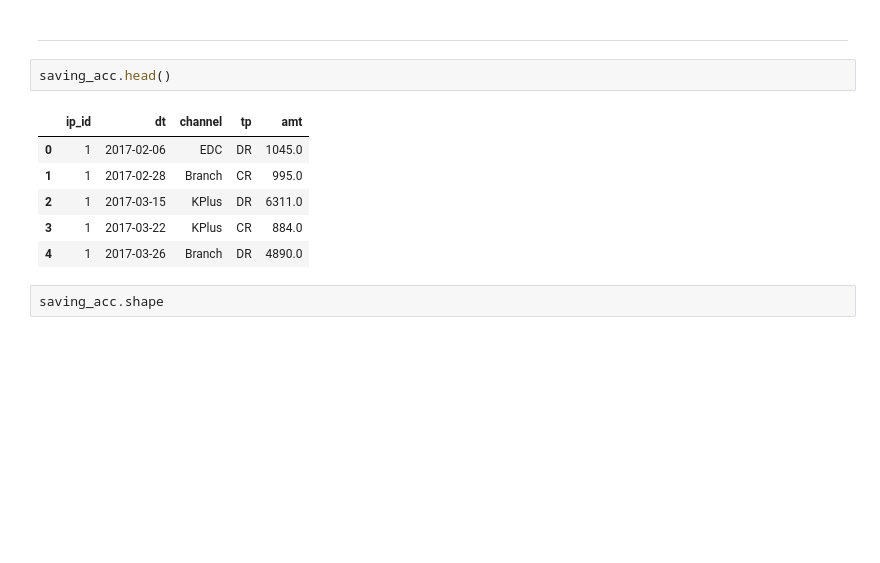
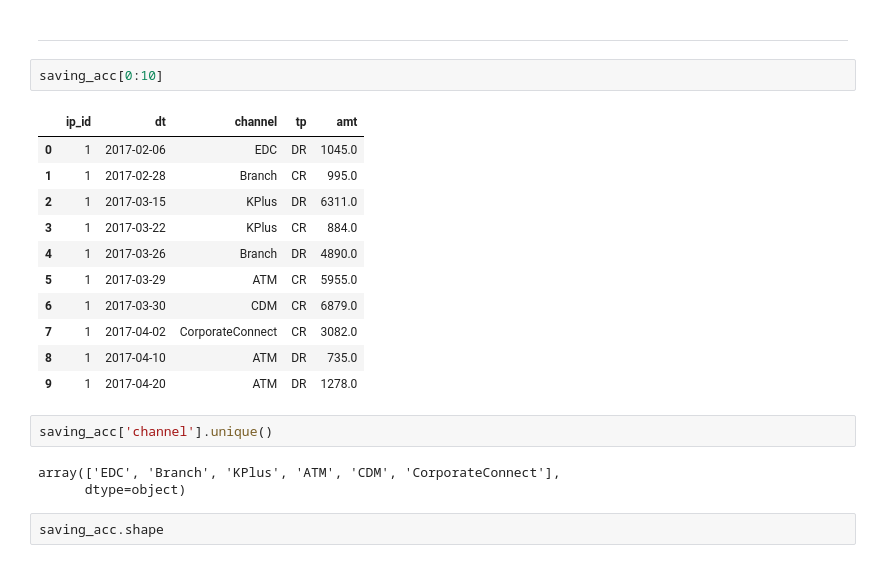
Before and after one commit to Kanbc/loan-default-prediction, a Jupyter notebook: notebook/1_explore/1.ipynb, the cells around one changed output. Drawn from its saved outputs; the diff is of its cells as text; blank space fills up the shorter version.

```diff
--- a/notebook/1_explore/1.ipynb
+++ b/notebook/1_explore/1.ipynb
@@ -78,15 +94,25 @@ len(address['ip_id'].unique())
 ทำไมทั้งหมดกับ uniqe ไม่เหมือนกันวะ แสดงว่าคนนึงอยู่ได้หลายจังหวัด
 # %% [markdown]
 ----------------------------
-# %%
-saving_acc.head()
-# %% [output]
-|  | ip_id | dt | channel | tp | amt |
-| 0 | 1 | 2017-02-06 | EDC | DR | 1045.0 |
-| 1 | 1 | 2017-02-28 | Branch | CR | 995.0 |
-| 2 | 1 | 2017-03-15 | KPlus | DR | 6311.0 |
-| 3 | 1 | 2017-03-22 | KPlus | CR | 884.0 |
-| 4 | 1 | 2017-03-26 | Branch | DR | 4890.0 |
+# %%
+saving_acc[0:10]
+# %% [output]
+|  | ip_id | dt | channel | tp | amt |
+| 0 | 1 | 2017-02-06 | EDC | DR | 1045.0 |
+| 1 | 1 | 2017-02-28 | Branch | CR | 995.0 |
+| 2 | 1 | 2017-03-15 | KPlus | DR | 6311.0 |
+| 3 | 1 | 2017-03-22 | KPlus | CR | 884.0 |
+| 4 | 1 | 2017-03-26 | Branch | DR | 4890.0 |
+| 5 | 1 | 2017-03-29 | ATM | CR | 5955.0 |
+| 6 | 1 | 2017-03-30 | CDM | CR | 6879.0 |
+| 7 | 1 | 2017-04-02 | CorporateConnect | CR | 3082.0 |
+| 8 | 1 | 2017-04-10 | ATM | DR | 735.0 |
+| 9 | 1 | 2017-04-20 | ATM | DR | 1278.0 |
+# %%
+saving_acc['channel'].unique()
+# %% [output]
+array(['EDC', 'Branch', 'KPlus', 'ATM', 'CDM', 'CorporateConnect'],
+      dtype=object)
 # %%
 saving_acc.shape
 # %% [output]
```
Also changed, not shown: parts of 14 cells of this notebook.
